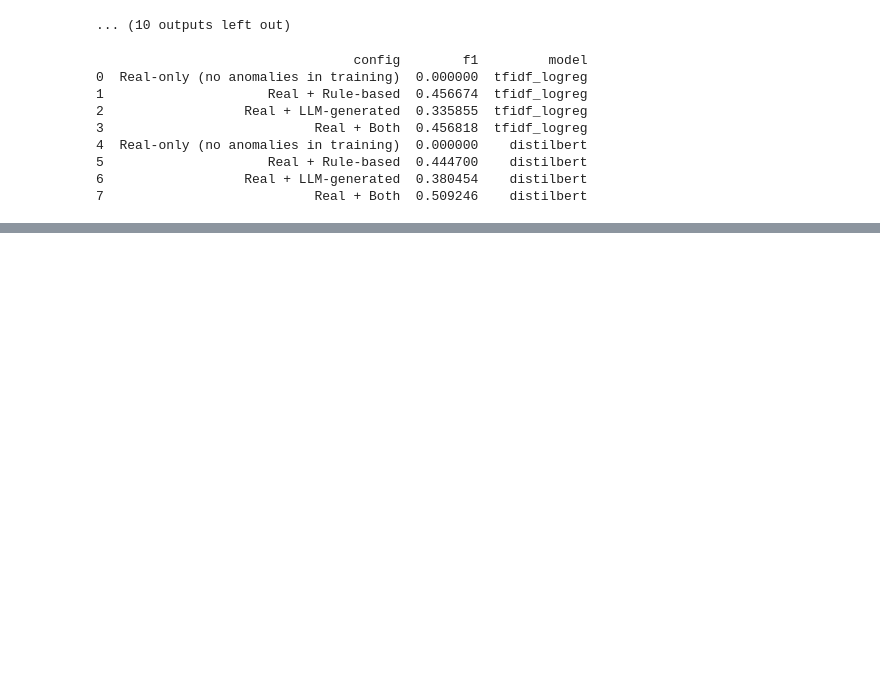
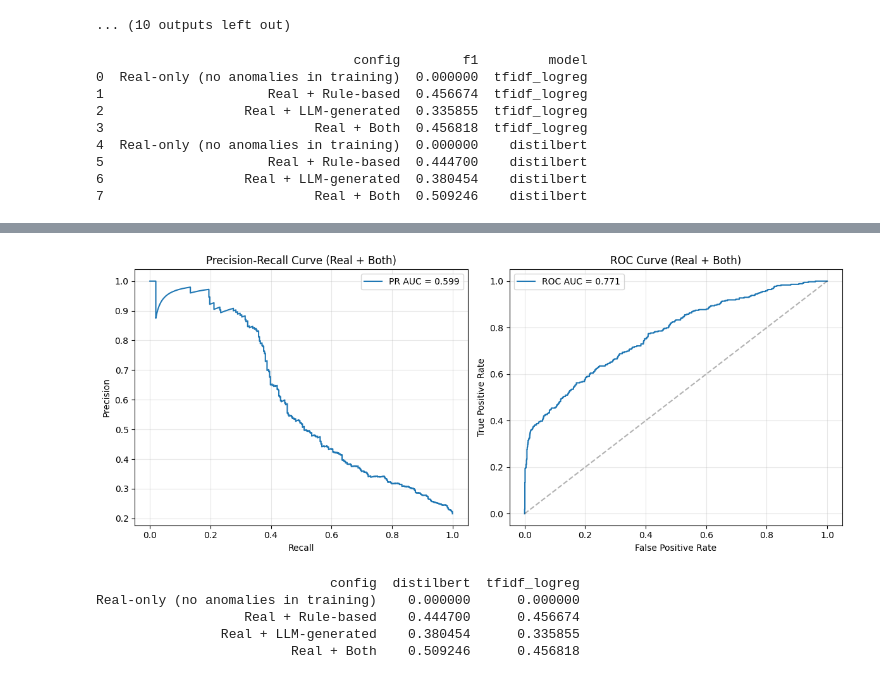
Before and after one commit to heyitsarun/Aero-Gen-Synthetic-Anomaly-Generation-in-Aviation-Communications, a Jupyter notebook: 03_detection_evaluation.ipynb, the cells around one changed output, grey strips where cells are left out. Cells and saved outputs as stored; diff of their text form; code cells hidden in the pictures; blank space fills up the shorter version.

```diff
--- a/03_detection_evaluation.ipynb
+++ b/03_detection_evaluation.ipynb
@@ -487,0 +719,43 @@ print(final_comparison)
+# %%
+from sklearn.metrics import precision_recall_curve, roc_curve, auc, PrecisionRecallDisplay, RocCurveDisplay
+import torch.nn.functional as F
+
+logits = torch.tensor(preds_output.predictions)
+probs = F.softmax(logits, dim=1)[:, 1].numpy()  # probability of "anomalous"
+
+fig, axes = plt.subplots(1, 2, figsize=(12, 5))
+
+precision, recall, _ = precision_recall_curve(results_df['label'], probs)
+pr_auc = auc(recall, precision)
+axes[0].plot(recall, precision, label=f'PR AUC = {pr_auc:.3f}')
+axes[0].set_xlabel('Recall'); axes[0].set_ylabel('Precision')
+axes[0].set_title('Precision-Recall Curve (Real + Both)')
+axes[0].legend(); axes[0].grid(alpha=0.3)
+
+fpr, tpr, _ = roc_curve(results_df['label'], probs)
+roc_auc = auc(fpr, tpr)
+axes[1].plot(fpr, tpr, label=f'ROC AUC = {roc_auc:.3f}')
+axes[1].plot([0,1],[0,1],'k--', alpha=0.3)
+axes[1].set_xlabel('False Positive Rate'); axes[1].set_ylabel('True Positive Rate')
+axes[1].set_title('ROC Curve (Real + Both)')
+axes[1].legend(); axes[1].grid(alpha=0.3)
+
+plt.tight_layout()
+plt.savefig(f'{EVAL_DIR}/pr_roc_curves.png', dpi=150, bbox_inches='tight')
+plt.show()
+# %% [output]
+[figure, added]
+# %%
+final_table = final_comparison.pivot_table(index='config', columns='model', values='f1').reset_index()
+final_table['config'] = pd.Categorical(final_table['config'], categories=[
+    'Real-only (no anomalies in training)', 'Real + Rule-based', 'Real + LLM-generated', 'Real + Both'
+], ordered=True)
+final_table = final_table.sort_values('config')
+print(final_table.to_string(index=False))
+final_table.to_csv(f'{EVAL_DIR}/final_comparison_table_pivoted.csv', index=False)
+# %% [output]
+                              config  distilbert  tfidf_logreg
+Real-only (no anomalies in training)    0.000000      0.000000
+                   Real + Rule-based    0.444700      0.456674
+                Real + LLM-generated    0.380454      0.335855
+                         Real + Both    0.509246      0.456818
```
Also changed, not shown: parts of 10 cells of this notebook.
